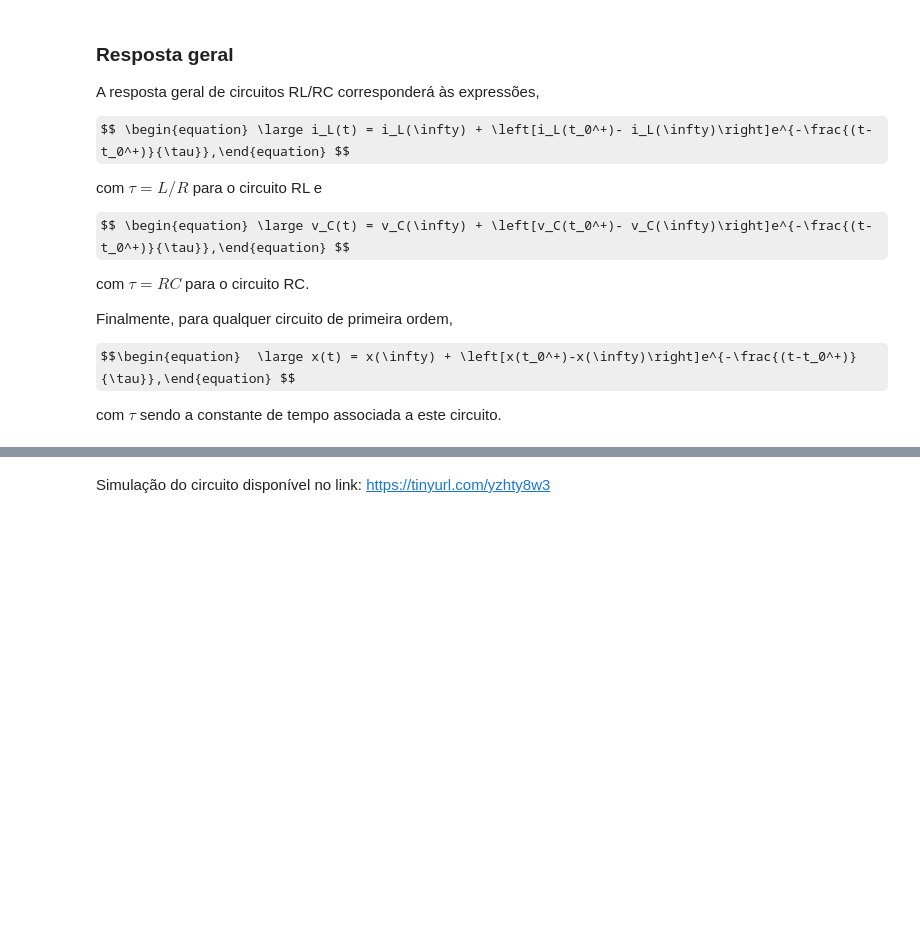
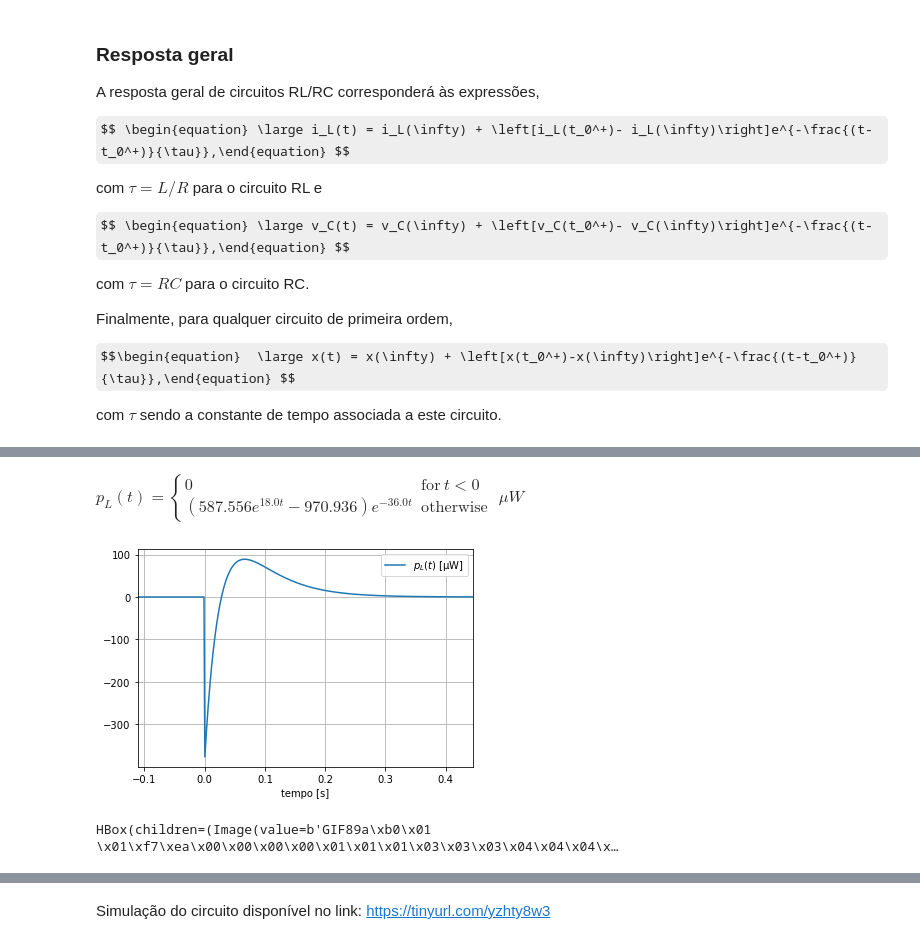
Before and after one commit to edsonportosilva/ElectricCircuits, a Jupyter notebook: Jupyter notebooks/Circuitos Eletricos I - Semana 8.1.ipynb, the cells around one changed output, grey strips where cells are left out. Cells and saved outputs as stored; diff of their text form; code cells hidden in the pictures; some formulas as TeX source; blank space fills up the shorter version.

```diff
--- a/Jupyter notebooks/Circuitos Eletricos I - Semana 8.1.ipynb
+++ b/Jupyter notebooks/Circuitos Eletricos I - Semana 8.1.ipynb
@@ -144,3 +147,27 @@ Image('./figures/J11C2b.gif')
+# %%
+pL = vL*iL
+pL = pL.simplify()
+
+symdisp('p_L(t) = ', round_expr(pL,3), ' μW')
+
+symplot(t, pL, intervalo, funLabel = '$p_L(t)$ [μW]')
+# %% [output]
+$\displaystyle p_L(t) = \begin{cases} 0 & \text{for}\: t < 0 \\\left(587.556 e^{18.0 t} - 970.936\right) e^{- 36.0 t} & \text{otherwise} \end{cases}\; μW$
+[figure, added]
+# %%
+import ipywidgets as widgets
+import IPython.display as display
+
+img1 = open('./figures/J11C2a.gif', 'rb').read()
+img2 = open('./figures/J11C2b.gif', 'rb').read()
+
+wi1 = widgets.Image(value=img1, format='gif', width=600, height=400)
+wi2 = widgets.Image(value=img2, format='gif', width=600, height=400)
+
+sidebyside = widgets.HBox([wi1, wi2])
+display.display(sidebyside)
+# %% [output]
+HBox(children=(Image(value=b'GIF89a\xb0\x01 \x01\xf7\xea\x00\x00\x00\x00\x01\x01\x01\x03\x03\x03\x04\x04\x04\x…
 # %% [markdown]
 ### Problema 2
 
```
Also changed, not shown: parts of 13 cells of this notebook, 1 other file.
